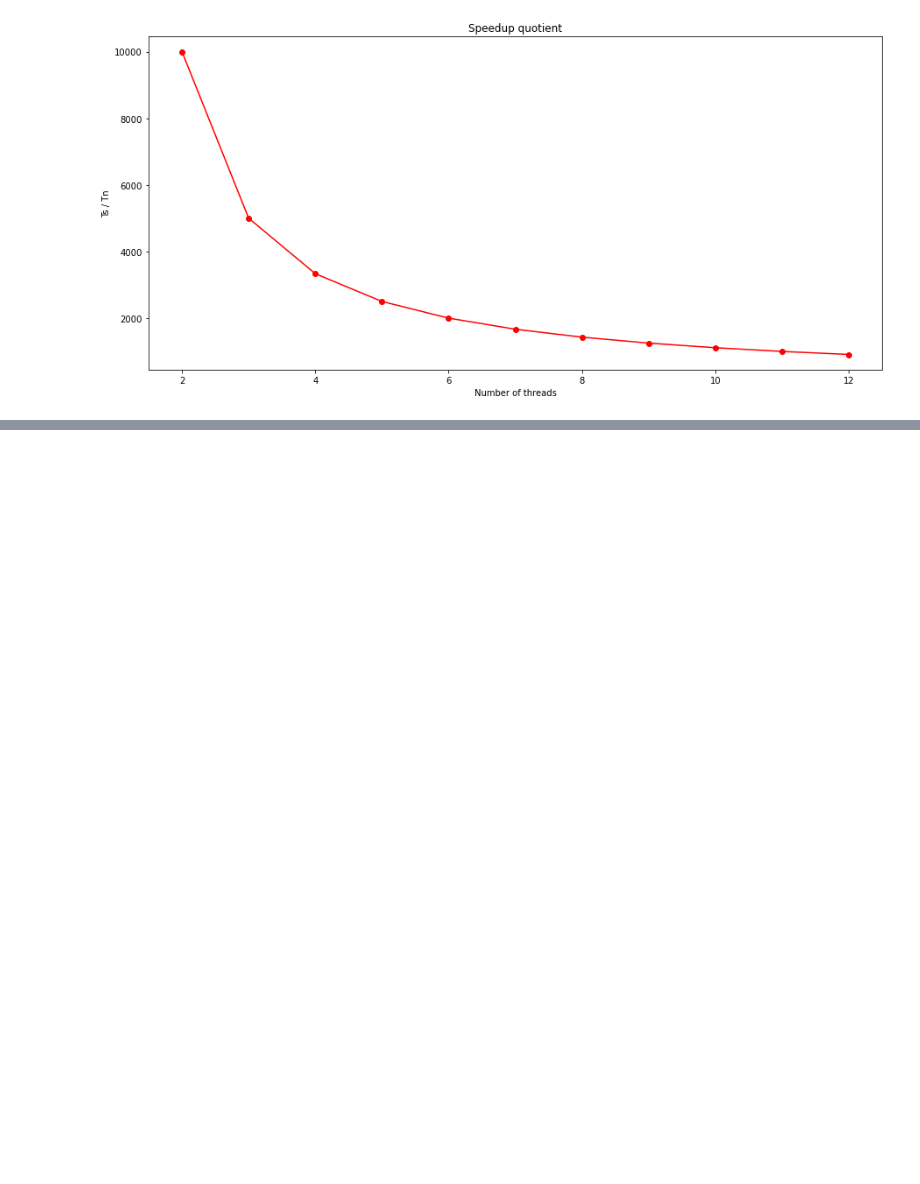
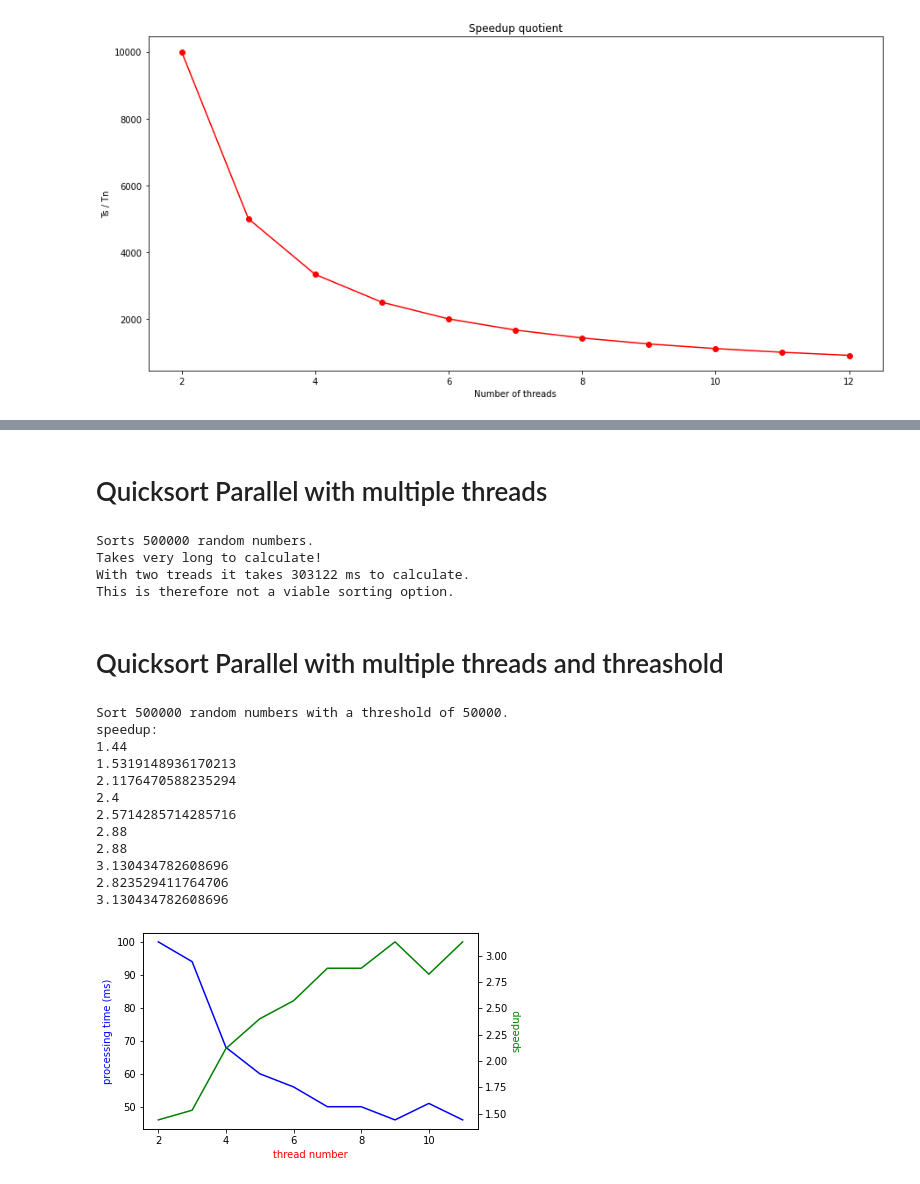
Before and after one commit to se21m024/PPR_Ex_3_Sort, a Jupyter notebook: SpeedupQuotient.ipynb, the cells around one changed output, grey strips where cells are left out. Saved outputs shown, nothing was run; the diff lists cells and outputs as text; code cells hidden in the pictures; blank space fills up the shorter version.

```diff
--- a/SpeedupQuotient.ipynb
+++ b/SpeedupQuotient.ipynb
@@ -43,0 +46,5 @@ plt.show()
+# %%
+print("Sort 500000 random numbers.")
+print("The sequential quicksort took 144 ms.")
+
+seqTime = 144
@@ -43,0 +54,64 @@ plt.show()
+# %% [markdown]
+# Quicksort Parallel with multiple threads
+# %%
+print("Sorts 500000 random numbers.")
+print("Takes very long to calculate!")
+
+print("With two treads it takes 303122 ms to calculate.")
+print("This is therefore not a viable sorting option.")
+# %% [output]
+Sorts 500000 random numbers.
+Takes very long to calculate!
+With two treads it takes 303122 ms to calculate.
+This is therefore not a viable sorting option.
+# %% [markdown]
+# Quicksort Parallel with multiple threads and threashold
+# %%
+print("Sort 500000 random numbers with a threshold of 50000.")
+
+import matplotlib.pyplot as plt
+
+# processing time (ms)
+l1 = [100,94,68,60,56,50,50,46,51,46]
+
+# speedup
+print("speedup:")
+
+l2 = l1.copy()
+for x in range(len(l2)):
+    l2[x] = seqTime / l2[x]
+    print(l2[x])
+
+# amount of threads
+y = [2,3,4,5,6,7,8,9,10,11]
+
+
+fig = plt.figure()
+fig.subplots_adjust(bottom=0.2)
+
+ax1 = fig.add_subplot()
+ax2 = ax1.twinx()
+
+line1 = ax1.plot(y,l1, label='list 1', color="blue")
+line2 = ax2.plot(y,l2, label='list 2', color="green")
+
+ax1.set_xlabel('thread number', color="red")
+
+ax1.set_ylabel('processing time (ms)', color="blue")
+ax2.set_ylabel('speedup', color="green")
+
+plt.show()
+# %% [output]
+Sort 500000 random numbers with a threshold of 50000.
+speedup:
+1.44
+1.5319148936170213
+2.1176470588235294
+2.4
+2.5714285714285716
+2.88
+2.88
+3.130434782608696
+2.823529411764706
+3.130434782608696
+[figure, added]
```
Also changed, not shown: parts of 8 cells of this notebook.
